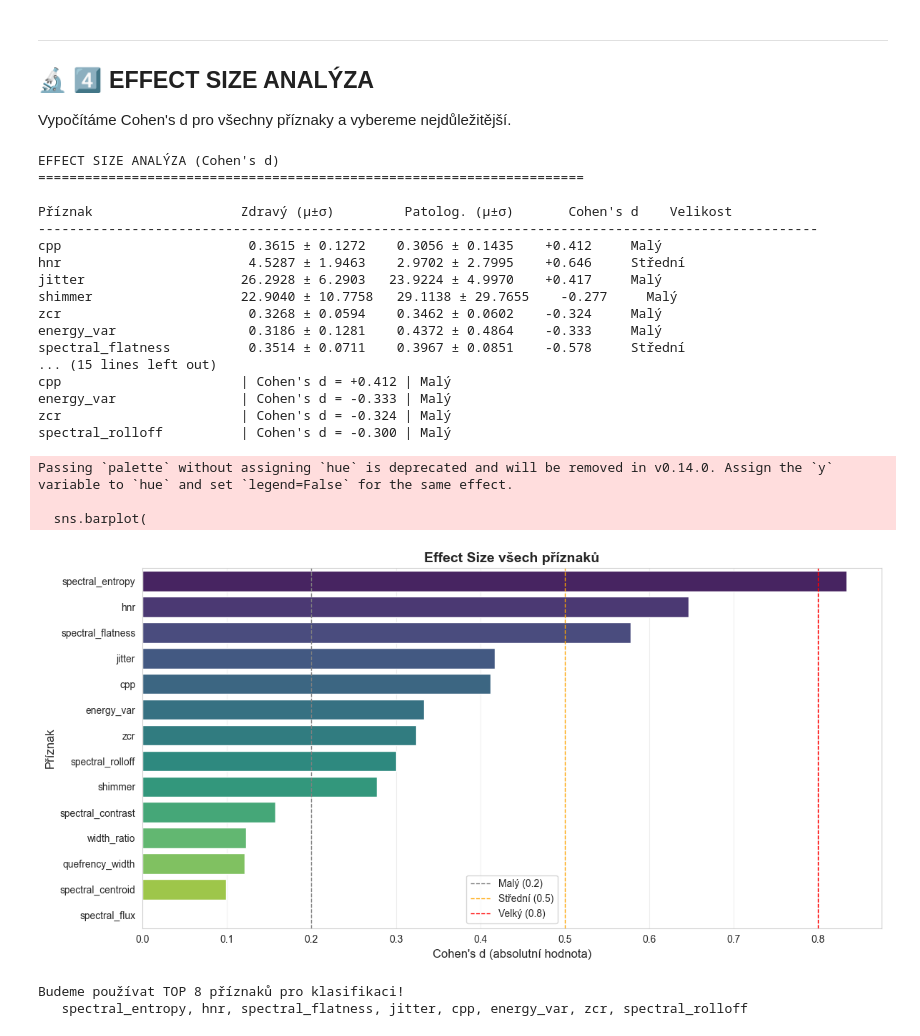
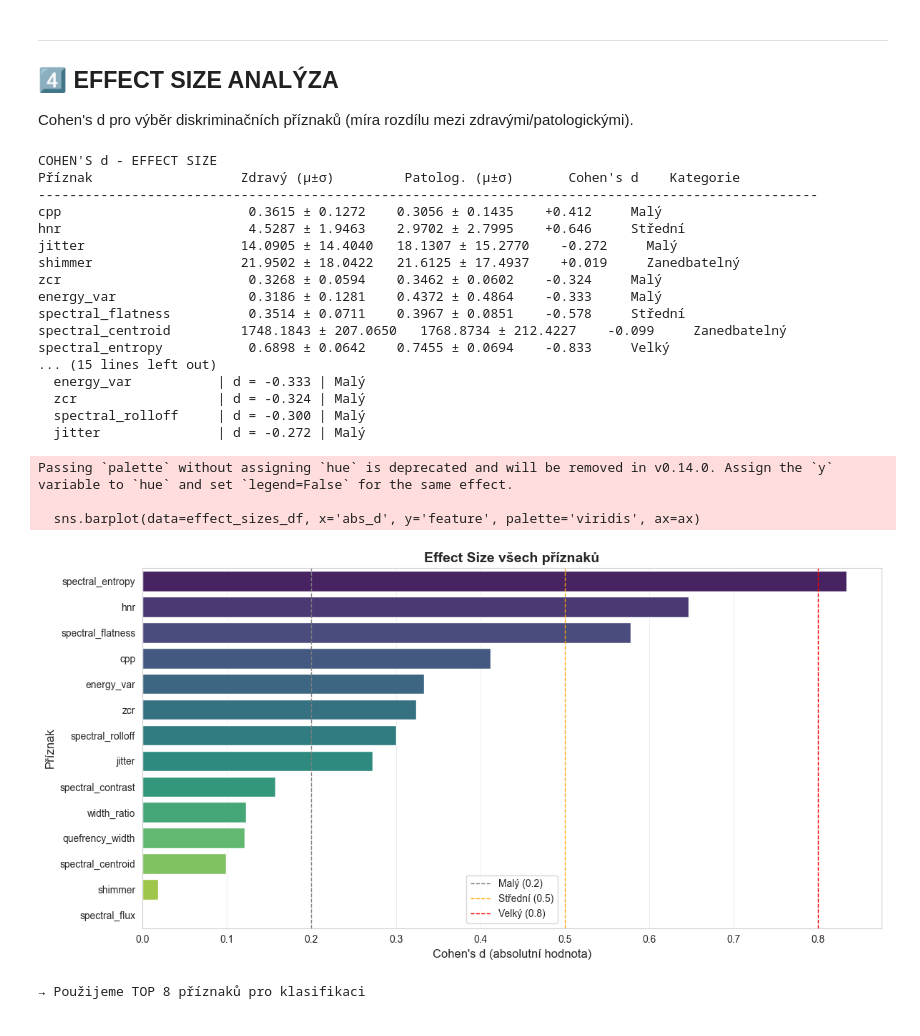
Before and after one commit to BuwikSan/University-stuff-and-small-scale-projects, a Jupyter notebook: 1_University/3_semestr/pzs_project/pzs_seminarky/Seminarka_II_FINAL.ipynb, the cells around one changed output. Cells and saved outputs as stored; diff of their text form; code cells hidden in the pictures.

```diff
--- a/1_University/3_semestr/pzs_project/pzs_seminarky/Seminarka_II_FINAL.ipynb
+++ b/1_University/3_semestr/pzs_project/pzs_seminarky/Seminarka_II_FINAL.ipynb
@@ -386,20 +334,15 @@ Generuji korelační matici...
 # %% [markdown]
 ---
 
-## 🔬 4️⃣ EFFECT SIZE ANALÝZA
+## 4️⃣ EFFECT SIZE ANALÝZA
 
-Vypočítáme Cohen's d pro všechny příznaky a vybereme nejdůležitější.
+Cohen's d pro výběr diskriminačních příznaků (míra rozdílu mezi zdravými/patologickými).
 # %%
-# === 4️ EFFECT SIZE ANALÝZA - VÝBĚR NEJLEPŠÍCH PŘÍZNAKŮ ===
+# === 4️ EFFECT SIZE ANALÝZA ===
 
-print("EFFECT SIZE ANALÝZA (Cohen's d)")
-print("="*70)
-
-# Rozdělení dat
 healthy_df = df[df['is_healthy'] == True]
 patho_df = df[df['is_healthy'] == False]
 
-# Seznam VŠECH příznaků k analýze
 all_features = ['cpp', 'hnr', 'jitter', 'shimmer', 'zcr', 'energy_var',
                 'spectral_flatness', 'spectral_centroid', 'spectral_entropy',
                 'spectral_rolloff', 'spectral_flux', 'spectral_contrast',
@@ -407,7 +350,8 @@ all_features = ['cpp', 'hnr', 'jitter', 'shimmer', 'zcr', 'energy_var',
 
 effect_sizes = []
 
-print(f"\n{'Příznak':<25} {'Zdravý (μ±σ)':<20} {'Patolog. (μ±σ)':<20} {'Cohen\'s d':<12} {'Velikost'}")
+print("COHEN'S d - EFFECT SIZE")
+print(f"{'Příznak':<25} {'Zdravý (μ±σ)':<20} {'Patolog. (μ±σ)':<20} {'Cohen\'s d':<12} {'Kategorie'}")
 print("-" * 100)
 
 for feature in all_features:
@@ -416,14 +360,10 @@ for feature in all_features:
     p_mean = patho_df[feature].mean()
     p_std = patho_df[feature].std()
 
-    # Cohen's d = rozdíl průměrů / pooled std
     pooled_std = np.sqrt((h_std**2 + p_std**2) / 2)
     cohens_d = (h_mean - p_mean) / pooled_std if pooled_std > 0 else 0
-
-    # Absolutní hodnota (směr nezáleží)
     abs_d = abs(cohens_d)
 
-    # Klasifikace velikosti efektu
     if abs_d < 0.2:
         size_label = "Zanedbatelný"
     elif abs_d < 0.5:
@@ -453,58 +393,51 @@ effect_sizes_df = effect_sizes_df.sort_values('abs_d', ascending=False)
 print("\n" + "="*70)
 print("TOP 8 PŘÍZNAKŮ (podle Effect Size):")
 print("="*70)
 
+print("\nTOP 8 příznaků (seřazeno podle Effect Size):")
 top_features_list = []
 for idx, row in effect_sizes_df.head(8).iterrows():
-    print(f"{row['feature']:<25} | Cohen's d = {row['cohens_d']:+.3f} | {row['size_label']}")
+    print(f"  {row['feature']:<20} | d = {row['cohens_d']:+.3f} | {row['size_label']}")
     top_features_list.append(row['feature'])
 
-# Vizualizace Effect Size
+# Vizualizace
 fig, ax = plt.subplots(figsize=(12, 6))
-sns.barplot(
-    data=effect_sizes_df,
-    x='abs_d',
-    y='feature',
-    palette='viridis',
-    ax=ax
-)
+sns.barplot(data=effect_sizes_df, x='abs_d', y='feature', palette='viridis', ax=ax)
 ax.axvline(x=0.2, color='gray', linestyle='--', linewidth=1, label='Malý (0.2)')
 ax.axvline(x=0.5, color='orange', linestyle='--', linewidth=1, label='Střední (0.5)')
 ax.axvline(x=0.8, color='red', linestyle='--', linewidth=1, label='Velký (0.8)')
 ax.set_xlabel('Cohen\'s d (absolutní hodnota)', fontsize=12)
 ax.set_ylabel('Příznak', fontsize=12)
 ax.set_title('Effect Size všech příznaků', fontsize=14, fontweight='bold')
 ax.legend()
 ax.grid(True, alpha=0.3, axis='x')
 plt.tight_layout()
 plt.show()
 
-print(f"\nBudeme používat TOP 8 příznaků pro klasifikaci!")
-print(f"   {', '.join(top_features_list)}")
+print(f"\n→ Použijeme TOP 8 příznaků pro klasifikaci")
 # %% [output]
-EFFECT SIZE ANALÝZA (Cohen's d)
-======================================================================
-
-Příznak                   Zdravý (μ±σ)         Patolog. (μ±σ)       Cohen's d    Velikost
+COHEN'S d - EFFECT SIZE
+Příznak                   Zdravý (μ±σ)         Patolog. (μ±σ)       Cohen's d    Kategorie
 ----------------------------------------------------------------------------------------------------
 cpp                        0.3615 ± 0.1272    0.3056 ± 0.1435    +0.412     Malý
 hnr                        4.5287 ± 1.9463    2.9702 ± 2.7995    +0.646     Střední
-jitter                    26.2928 ± 6.2903   23.9224 ± 4.9970    +0.417     Malý
-shimmer                   22.9040 ± 10.7758   29.1138 ± 29.7655    -0.277     Malý
+jitter                    14.0905 ± 14.4040   18.1307 ± 15.2770    -0.272     Malý
+shimmer                   21.9502 ± 18.0422   21.6125 ± 17.4937    +0.019     Zanedbatelný
 zcr                        0.3268 ± 0.0594    0.3462 ± 0.0602    -0.324     Malý
 energy_var                 0.3186 ± 0.1281    0.4372 ± 0.4864    -0.333     Malý
 spectral_flatness          0.3514 ± 0.0711    0.3967 ± 0.0851    -0.578     Střední
+spectral_centroid         1748.1843 ± 207.0650   1768.8734 ± 212.4227    -0.099     Zanedbatelný
+spectral_entropy           0.6898 ± 0.0642    0.7455 ± 0.0694    -0.833     Velký
 ... (15 lines left out)
-cpp                       | Cohen's d = +0.412 | Malý
-energy_var                | Cohen's d = -0.333 | Malý
-zcr                       | Cohen's d = -0.324 | Malý
-spectral_rolloff          | Cohen's d = -0.300 | Malý
+  energy_var           | d = -0.333 | Malý
+  zcr                  | d = -0.324 | Malý
+  spectral_rolloff     | d = -0.300 | Malý
+  jitter               | d = -0.272 | Malý
 Passing `palette` without assigning `hue` is deprecated and will be removed in v0.14.0. Assign the `y` variable to `hue` and set `legend=False` for the same effect.
 
-  sns.barplot(
+  sns.barplot(data=effect_sizes_df, x='abs_d', y='feature', palette='viridis', ax=ax)
-[figure, old version]
+[figure, new version]
-Budeme používat TOP 8 příznaků pro klasifikaci!
-   spectral_entropy, hnr, spectral_flatness, jitter, cpp, energy_var, zcr, spectral_rolloff
+→ Použijeme TOP 8 příznaků pro klasifikaci
 # %% [markdown]
 ---
 
```
Also changed, not shown: parts of 13 cells of this notebook, 5 other files.
